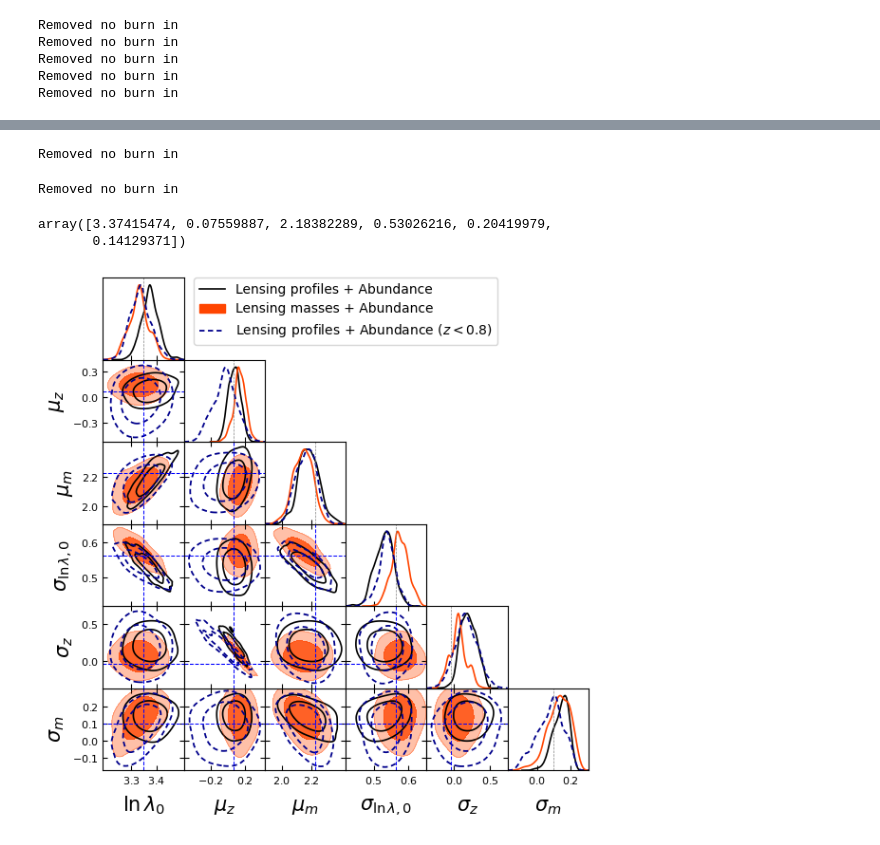
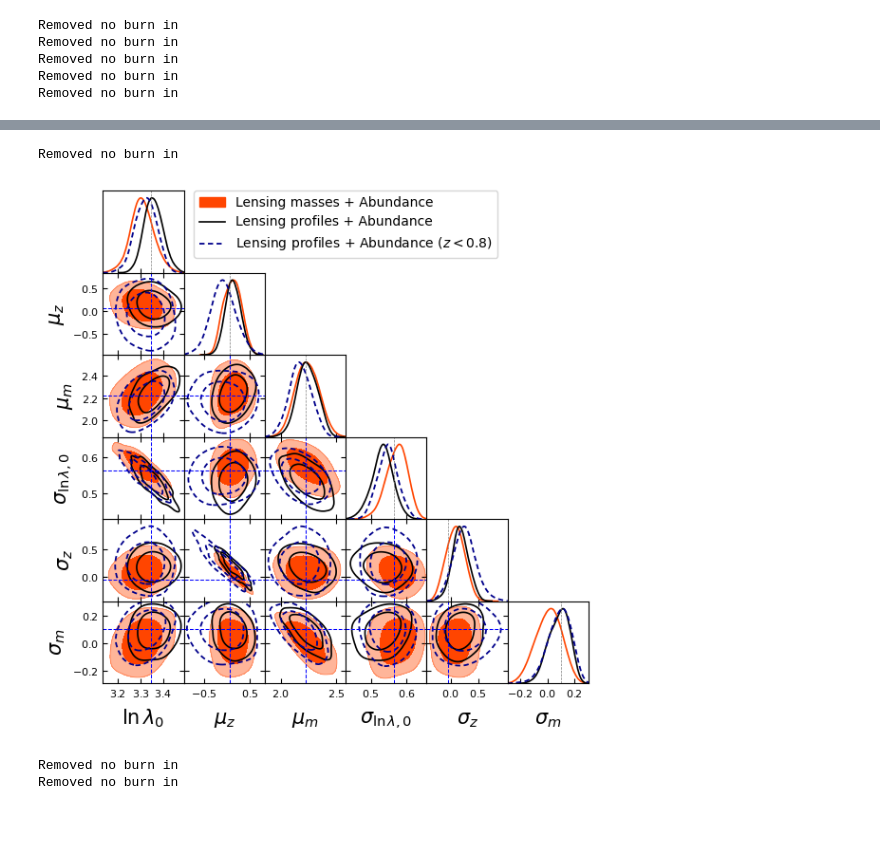
Before and after one commit to LSSTDESC/CLCosmo_Sim, a Jupyter notebook: cluster_scaling_relation_DC2/notebooks/baseline_chains.ipynb, the cells around one changed output, grey strips where cells are left out. Cells and saved outputs as stored; diff of their text form; code cells hidden in the pictures.

```diff
--- a/cluster_scaling_relation_DC2/notebooks/baseline_chains.ipynb
+++ b/cluster_scaling_relation_DC2/notebooks/baseline_chains.ipynb
@@ -14,4 +17,5 @@ import numpy as np
 # %%
 names = ['1', '2', '3', '4', '5', '6']
 labels = [r'\ln \lambda_0', r'\mu_z', r'\mu_m', r'\sigma_{\ln \lambda, 0}', r'\sigma_z', r'\sigma_m']
-settings={'mult_bias_correction_order':0,'smooth_scale_2D':4, 'smooth_scale_1D':4, 'boundary_correction_order':0}
+settings_alone={'mult_bias_correction_order':0,'smooth_scale_2D':4, 'smooth_scale_1D':7, 'boundary_correction_order':0, }
+settings={'mult_bias_correction_order':0,'smooth_scale_2D':4, 'smooth_scale_1D':7, 'boundary_correction_order':0}
@@ -91,11 +98,3 @@ plt.savefig(f'../fig/mcmc_scaling_relation_{name}_alone.png', dpi = 300)
-# %%
-t = np.load(f'../chains/WLxN/MCMC_fit_m-r_WLxN_1-halo=nfw+c-M=Duffy08_rmin=1.0-rmax=3.5_photoz=Truez_low_richness_sample_hmf=Despali16.pkl', allow_pickle = True)
-WLxNlowrichness = MCSamples(samples=t['flat_chains'][n_cut:],names = names,
-                    labels = labels,
-                     settings=settings,
-                     label='Lensing profiles + Abundance ($\lambda < 100$)')
-# %% [output]
-Removed no burn in
 # %%
 t = np.load(f'../chains/WLxN/MCMC_fit_m-r_WLxN_1-halo=nfw+c-M=Duffy08_rmin=1.0-rmax=3.5_photoz=Truez_low_z_sample_hmf=Despali16.pkl', allow_pickle = True)
 WLxNlowz = MCSamples(samples=t['flat_chains'][n_cut:],names = names,
@@ -104,27 +103,36 @@ WLxNlowz = MCSamples(samples=t['flat_chains'][n_cut:],names = names,
                      label='Lensing profiles + Abundance ($z < 0.8$)')
 # %% [output]
 Removed no burn in
-# %%
-np.mean(WLxN.samples, axis=0)
-# %% [output]
-array([3.37415474, 0.07559887, 2.18382289, 0.53026216, 0.20419979,
-       0.14129371])
 # %%
 g = plots.get_subplot_plotter(subplot_size=1.)
 g.settings.lab_fontsize = 20
 g.settings.legend_fontsize = 15
 g.settings.axes_fontsize = 13
 range_ = {'1':[2.5,4], '2':[-2,2], '3':[1,4], '4':[0.1,1.2],'5':[-1.5,1.5], '6':[-0.5,0.5], }
 g.triangle_plot(
-                [WLxN,MxN, WLxNlowz],
-                filled=[False, True, False, False, False],
-                contour_colors = ['k', 'orangered', 'darkblue', 'r', 'r', 'k' ],
+                [MxN, WLxN,WLxNlowz],
+                filled=[True, False, False, False, False],
+                contour_colors = ['orangered','k',  'darkblue', 'r', 'r', 'k' ],
                 contour_ls=['-','-','--', '--', '-'],
                 contour_lws=[1.2,1.2,1.3,2,2],
                 legend_fontsize = 10,
                 #param_limits=range_,
                 params=['1','2','3','4','5','6'],markers=markers,
                 fine_bins = 1,  marker_args = marker_args, )
-plt.savefig(f'../fig/mcmc_scaling_relation_{name}_joint.png', dpi = 300)
+plt.savefig(f'../fig_erratum/mcmc_scaling_relation_{name}_joint.png', dpi = 300)
 # %% [output]
-[figure, old version]
+[figure, new version]
+# %%
+t = np.load('../chains/N/MCMC_fit_m-r_N_low_z_sample_hmf=Despali16.pkl', allow_pickle = True)
+N_low_z = MCSamples(samples=t['flat_chains'][n_cut:],names = names,
+                    labels = labels,
+                     settings=settings_alone,
+                     label='Abundance alone (z < 0.8)')
+t = np.load('../chains/N/MCMC_fit_m-r_N_low_richness_sample_hmf=Despali16.pkl', allow_pickle = True)
+N_low_richness = MCSamples(samples=t['flat_chains'][n_cut:],names = names,
+                    labels = labels,
+                     settings=settings_alone,
+                     label='Abundance alone ($\lambda$ < 100)')
+# %% [output]
+Removed no burn in
+Removed no burn in
```
Also changed, not shown: parts of 10 cells of this notebook, 13 other files.
